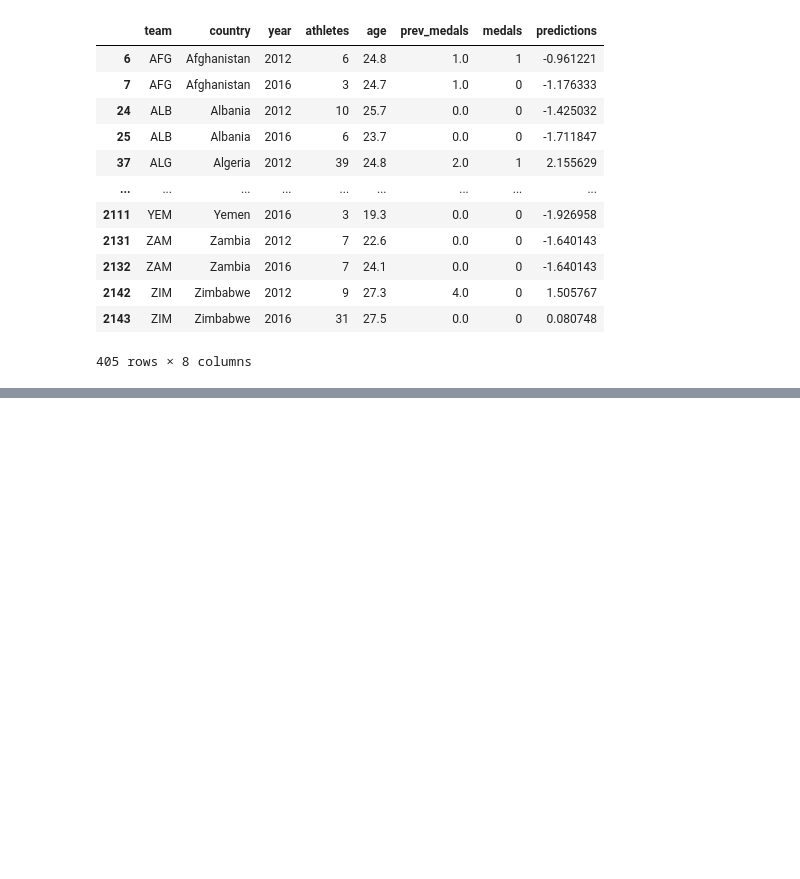
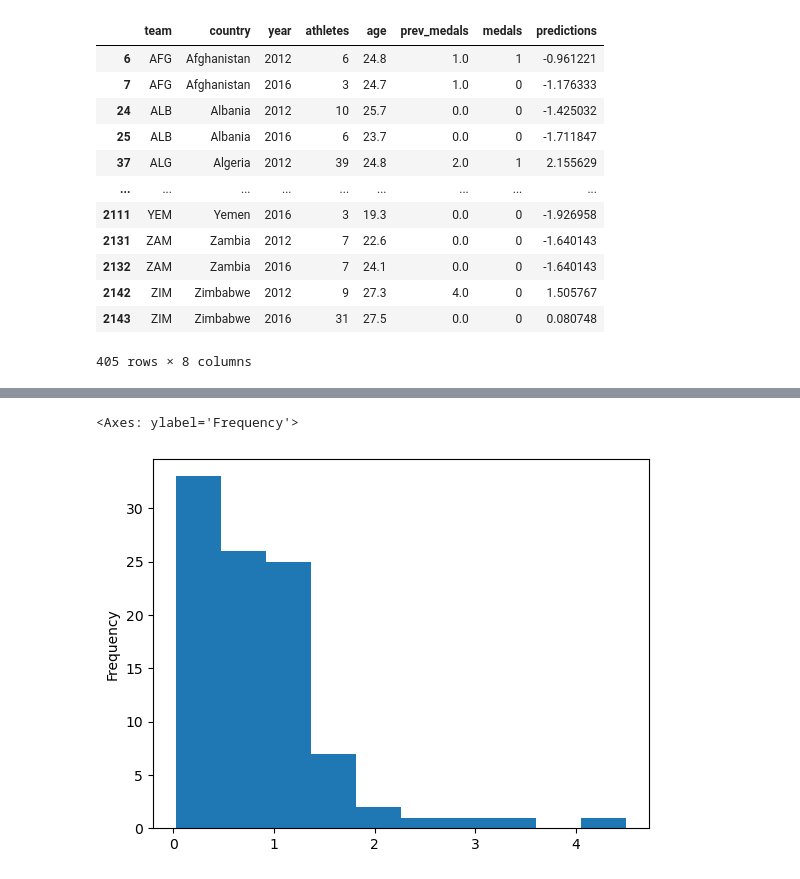
Before and after one commit to EroshBc/ML-Project-Gold-Medal-Prediction, a Jupyter notebook: Olympic Medal Prediction.ipynb, the cells around one changed output, grey strips where cells are left out. Cells and saved outputs as stored; diff of their text form; code cells hidden in the pictures; blank space fills up the shorter version.

```diff
--- a/Olympic Medal Prediction.ipynb
+++ b/Olympic Medal Prediction.ipynb
@@ -385,0 +386,6 @@ Length: 97, dtype: float64
+# %%
+#create hist chart
+error_ratio.plot.hist()
+# %% [output]
+<Axes: ylabel='Frequency'>
+[figure, added]
```
Also changed, not shown: parts of 30 cells of this notebook.
